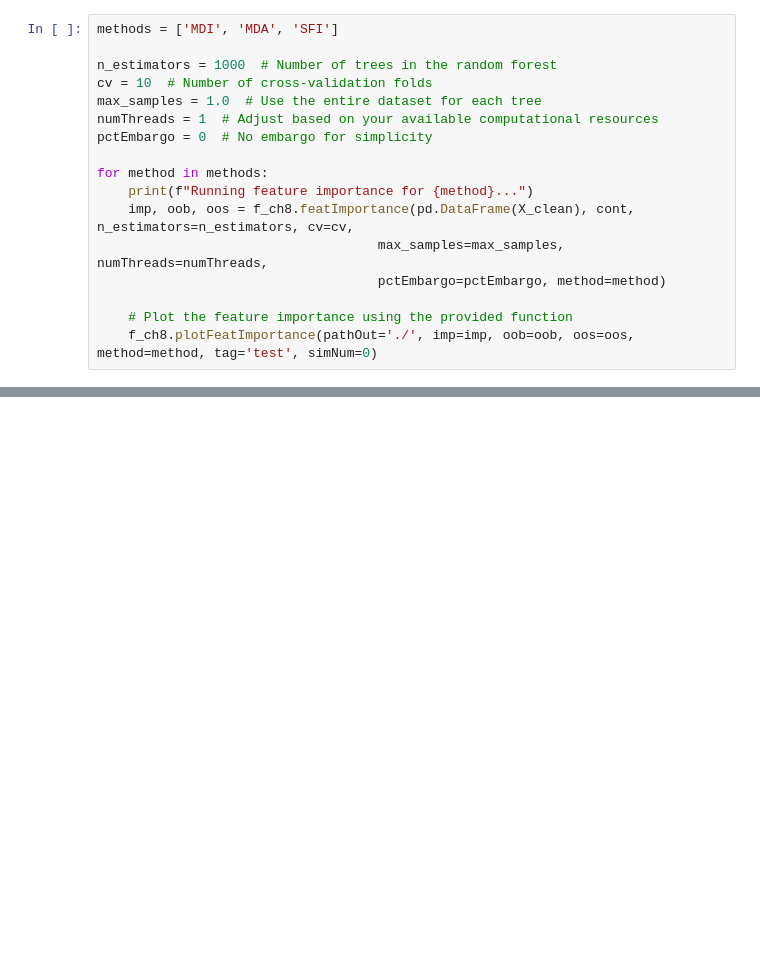
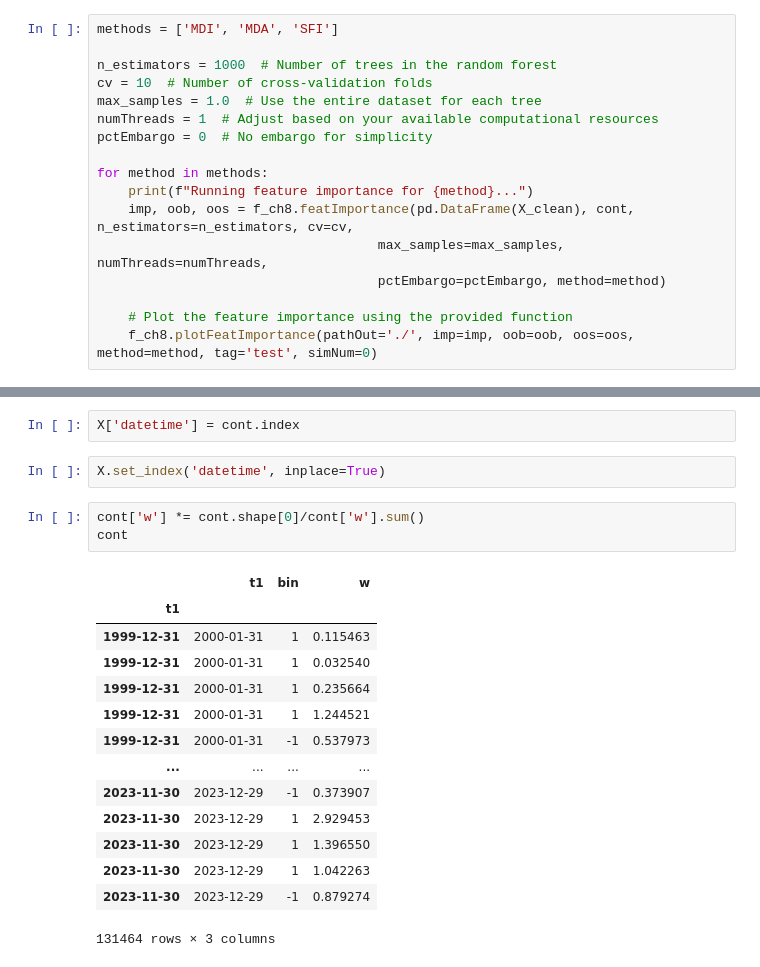
Before and after one commit to theAayushbajaj/mcgill_fiam, a Jupyter notebook: notebooks/04_inspect_nas.ipynb, the cells around one changed output, grey strips where cells are left out. Saved outputs shown, nothing was run; the diff lists cells and outputs as text; blank space fills up the shorter version.

```diff
--- a/notebooks/04_inspect_nas.ipynb
+++ b/notebooks/04_inspect_nas.ipynb
@@ -283,0 +606,22 @@ for method in methods:
+# %%
+X['datetime'] = cont.index
+# %%
+X.set_index('datetime', inplace=True)
+# %%
+cont['w'] *= cont.shape[0]/cont['w'].sum()
+cont
+# %% [output]
+|  | t1 | bin | w |
+| t1 |  |  |  |
+| 1999-12-31 | 2000-01-31 | 1 | 0.115463 |
+| 1999-12-31 | 2000-01-31 | 1 | 0.032540 |
+| 1999-12-31 | 2000-01-31 | 1 | 0.235664 |
+| 1999-12-31 | 2000-01-31 | 1 | 1.244521 |
+| 1999-12-31 | 2000-01-31 | -1 | 0.537973 |
+| ... | ... | ... | ... |
+| 2023-11-30 | 2023-12-29 | -1 | 0.373907 |
+| 2023-11-30 | 2023-12-29 | 1 | 2.929453 |
+| 2023-11-30 | 2023-12-29 | 1 | 1.396550 |
+| 2023-11-30 | 2023-12-29 | 1 | 1.042263 |
+| 2023-11-30 | 2023-12-29 | -1 | 0.879274 |
+131464 rows × 3 columns
```
Also changed, not shown: parts of 25 cells of this notebook.
